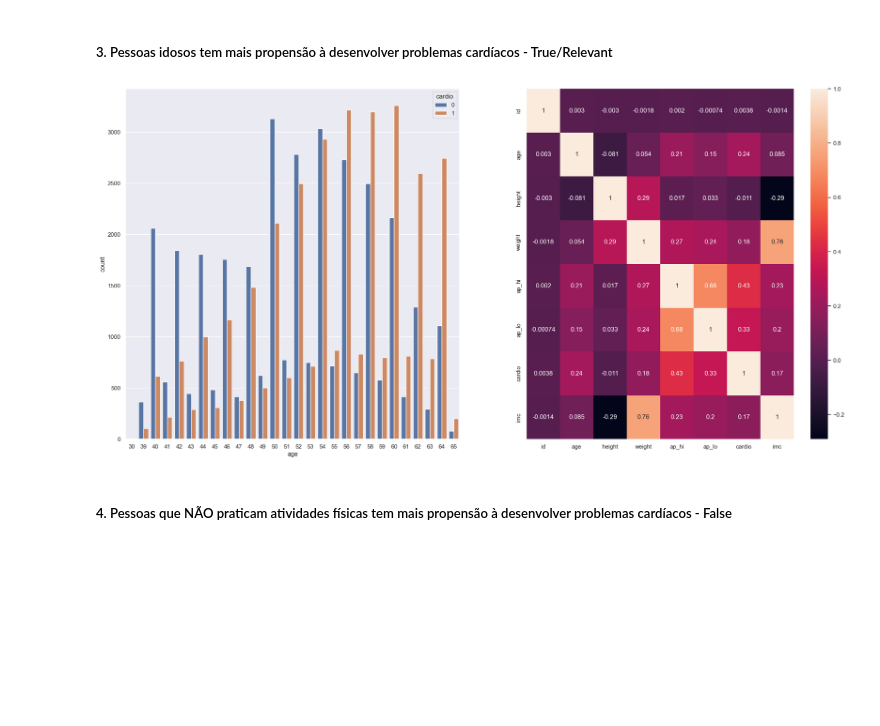
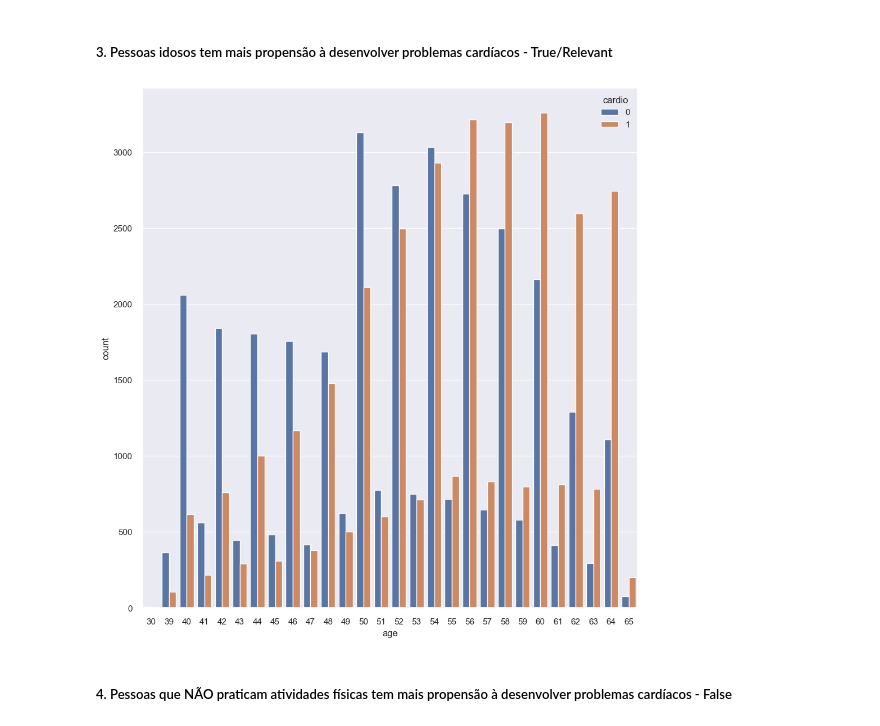
Before and after one commit to TalithaStella/CardioDisease, a Jupyter notebook: PA001-CCD ver4.ipynb, the cells around one changed output. Saved outputs shown, nothing was run; the diff lists cells and outputs as text; code cells hidden in the pictures; blank space fills up the shorter version.

```diff
--- a/PA001-CCD ver4.ipynb
+++ b/PA001-CCD ver4.ipynb
@@ -235,8 +239,6 @@ soro_map = { 1: 'normal', 2: 'acima', 3: 'elevado'}
 
 df_cat['cholesterol'] = df_cat['cholesterol'].map(soro_map)
 df_cat['gluc'] = df_cat['gluc'].map(soro_map)
-
-
 df_cat['smoke'] = df_cat['smoke'].apply( lambda x: 'nao' if x == 0 else 'sim')
 df_cat['alco'] = df_cat['alco'].apply( lambda x: 'nao' if x == 0 else 'sim')
 df_cat['active'] = df_cat['active'].apply( lambda x: 'nao' if x == 0 else 'sim')
@@ -293,10 +295,10 @@ def pa_cat(value1, value2):
     elif value1 <= 139 and value2 <= 89:
         return 'elevada'
     elif value1 <= 159 and value2 <= 99:
-        return 'estágio I'
+        return 'estagio_I'
     elif value1 <= 179 and value2 <= 109:
-        return 'estágio II'
+        return 'estagio_II'
     else:
-        return 'estágio III'
+        return 'estagio_III'
 
 df_cat['pa_status'] = df_cat.apply(lambda row: pa_cat(row['ap_hi'], row['ap_lo']), axis=1)
@@ -593,14 +599,11 @@ sns.kdeplot( df_cat[df_cat['imc_status'] == 'morbides']['cardio'], fill=True, le
 ##### 3. Pessoas idosos tem mais propensão à desenvolver problemas cardíacos - True/Relevant
 # %%
 plt.subplot( 1, 2, 1 )
-sns.countplot(x='age', hue='cardio', data=df_cat)
-
-plt.subplot( 1, 2, 2 )
-sns.heatmap( df_cat.corr( method='pearson' ), annot=True );
+sns.countplot(x='age', hue='cardio', data=df_cat);
 
 # True
 # %% [output]
-[figure, old version]
+[figure, new version]
 # %% [markdown]
 ##### 4. Pessoas que NÃO praticam atividades físicas tem mais propensão à desenvolver problemas cardíacos - False
 # %%
```
Also changed, not shown: parts of 33 cells of this notebook, 1 other file.
